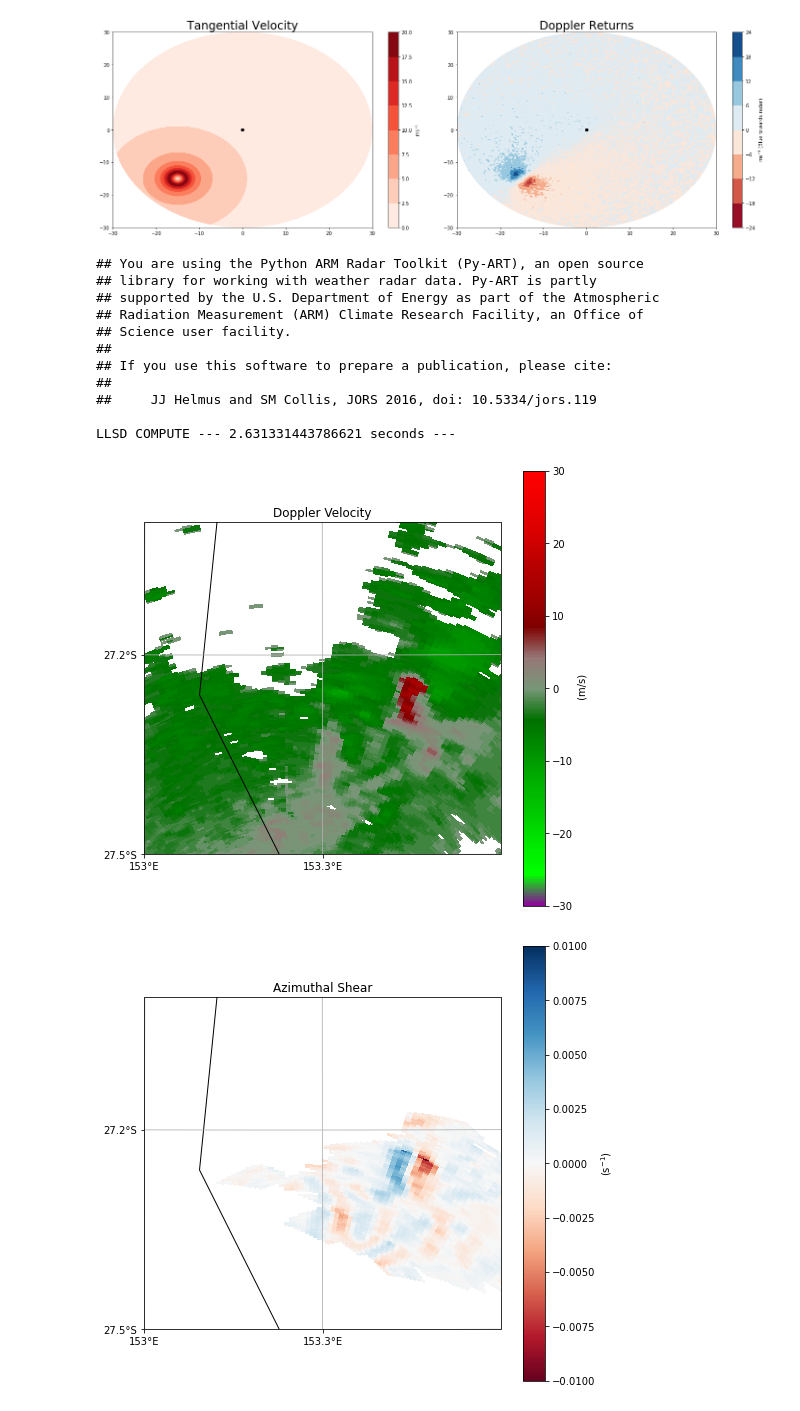
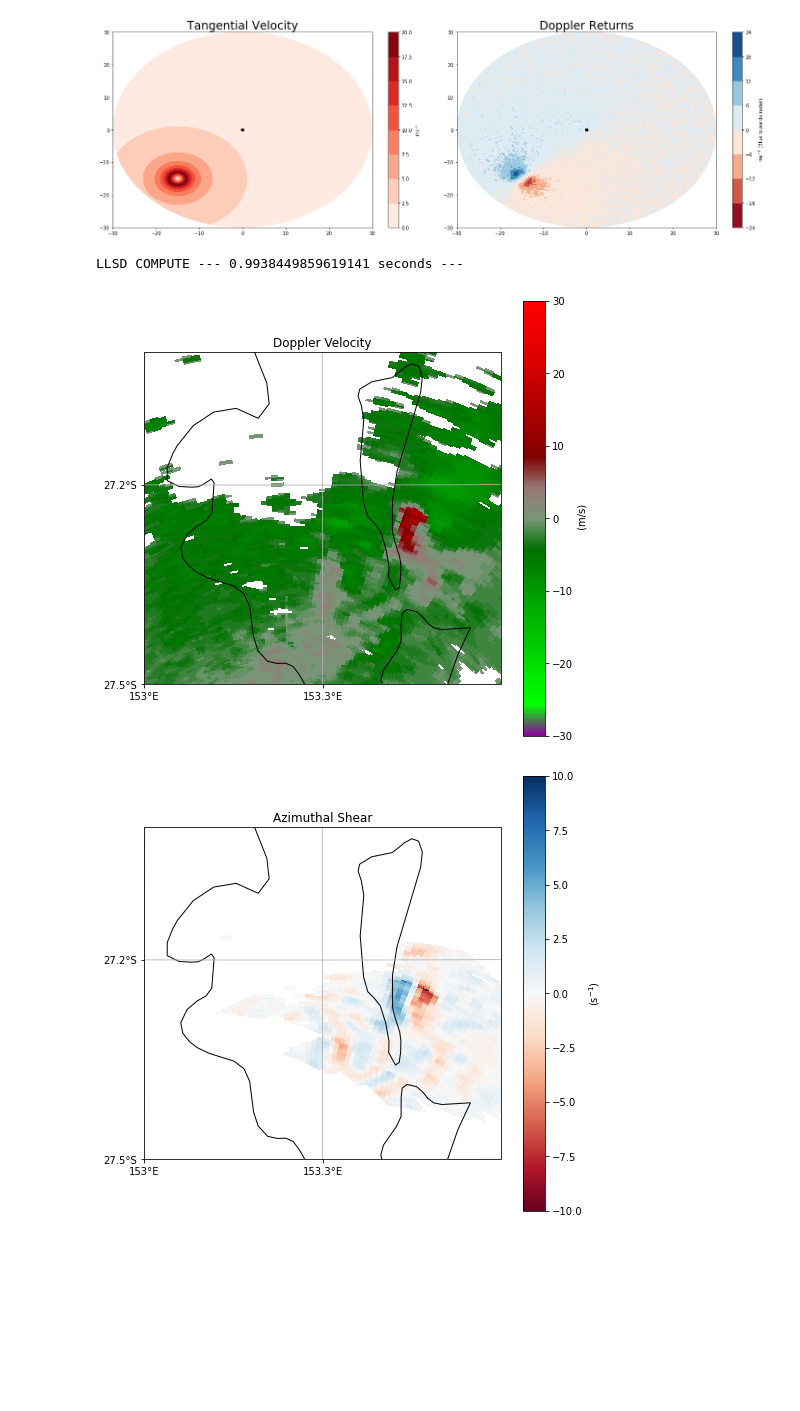
Before and after one commit to jordanbrook/PyMeso, a Jupyter notebook: notebook/PyMesoNotebook.ipynb, the cells around one changed output. Drawn from its saved outputs; the diff is of its cells as text; code cells hidden in the pictures; blank space fills up the shorter version.

```diff
--- a/notebook/PyMesoNotebook.ipynb
+++ b/notebook/PyMesoNotebook.ipynb
@@ -64,47 +64,37 @@ radar = pyart.aux_io.read_odim_h5('66_20131115tor.h5', file_field_names=True)
 
 #dealiase Doppler field
 dealiase(radar,'VRADH')
 
 #call the llsd function form llsd.py
 start_time = time.time()
 az_shear_meta = llsd.main(radar,'DBZH','VRADH')
 print("LLSD COMPUTE --- %s seconds ---" % (time.time() - start_time))
 radar.add_field('azi_shear', az_shear_meta, replace_existing=True)
 
 #define constants as required for plotting
 tilt = 2
 minlat = -27.5
 maxlat = -27.0
 minlon = 153.0
 maxlon = 153.6
-v_min = -.01
-v_max = .01
+v_min = -10
+v_max = 10
 lat_lines = np.arange(minlat,maxlat,.3)
 lon_lines = np.arange(minlon, maxlon, .3)
 
 #plot reflectivity, Doppler velocity and llsd azimuthal shear using pyart
 display = pyart.graph.RadarMapDisplay(radar)
 f = plt.figure(figsize=[8,8],facecolor='white')
 display.plot_ppi_map('VRADH', tilt, title='Doppler Velocity',vmin=-30, vmax=30.0,colorbar_label=' (m/s)',
                         lat_lines = lat_lines, lon_lines = lon_lines,
                         max_lat = maxlat, min_lat =minlat, min_lon = minlon, max_lon = maxlon,
-                       cmap = pyart.graph.cm.NWSVel,resolution = '110m')
+                       cmap = pyart.graph.cm.NWSVel,resolution = '10m')
 f = plt.figure(figsize=[8,8],facecolor='white')
 display.plot_ppi_map('azi_shear',tilt,title='Azimuthal Shear',vmin=v_min, vmax=v_max,colorbar_label='(s$^{-1}$)',
                         lat_lines = lat_lines, lon_lines = lon_lines,
                         max_lat = maxlat, min_lat =minlat, min_lon = minlon, max_lon = maxlon,
-                       cmap=cm.RdBu,resolution = '110m')
+                       cmap=cm.RdBu,resolution = '10m')
 # %% [output]
-## You are using the Python ARM Radar Toolkit (Py-ART), an open source
-## library for working with weather radar data. Py-ART is partly
-## supported by the U.S. Department of Energy as part of the Atmospheric
-## Radiation Measurement (ARM) Climate Research Facility, an Office of
-## Science user facility.
-##
-## If you use this software to prepare a publication, please cite:
-##
-##     JJ Helmus and SM Collis, JORS 2016, doi: 10.5334/jors.119
-
-LLSD COMPUTE --- 2.631331443786621 seconds ---
+LLSD COMPUTE --- 0.9938449859619141 seconds ---
-[figure, old version]
+[figure, new version]
-[figure, old version]
+[figure, new version]
```
